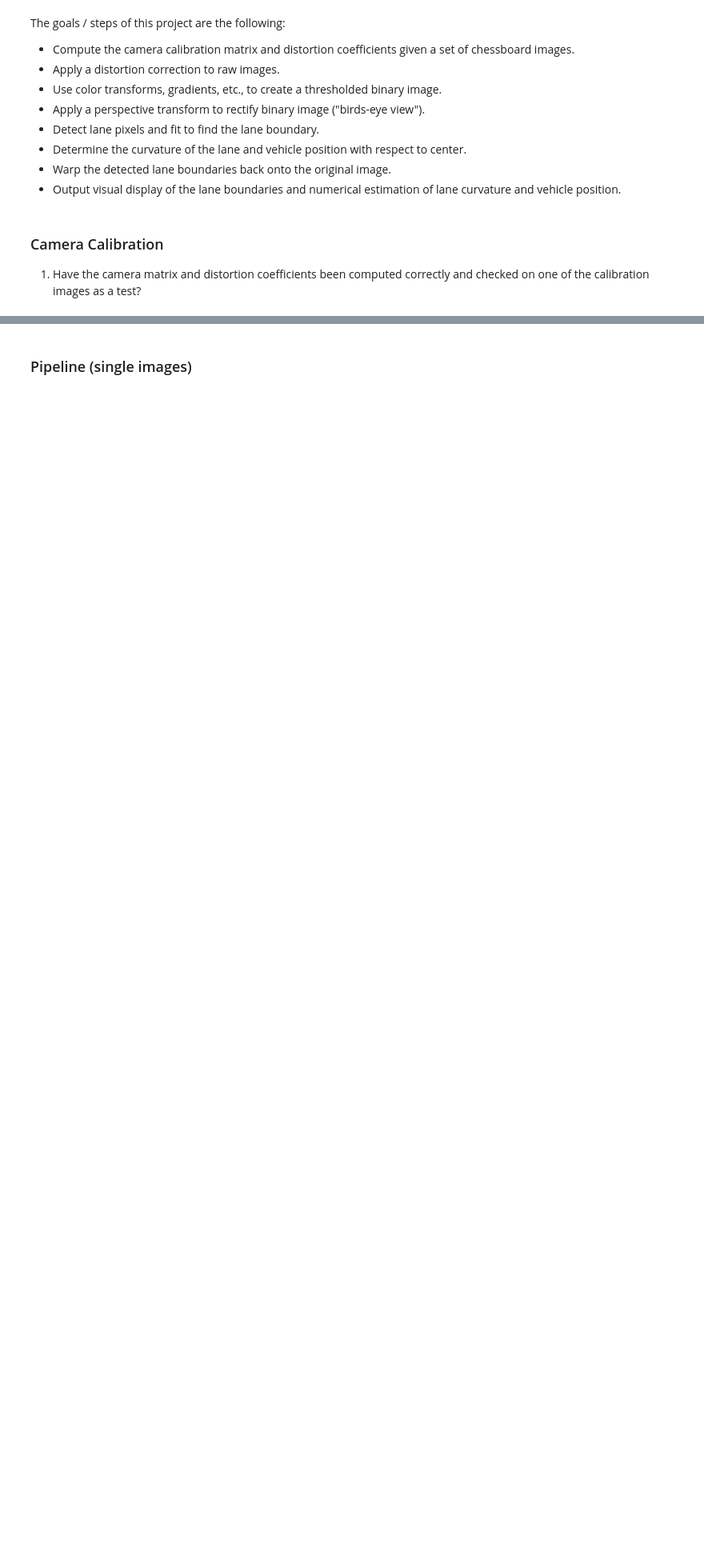
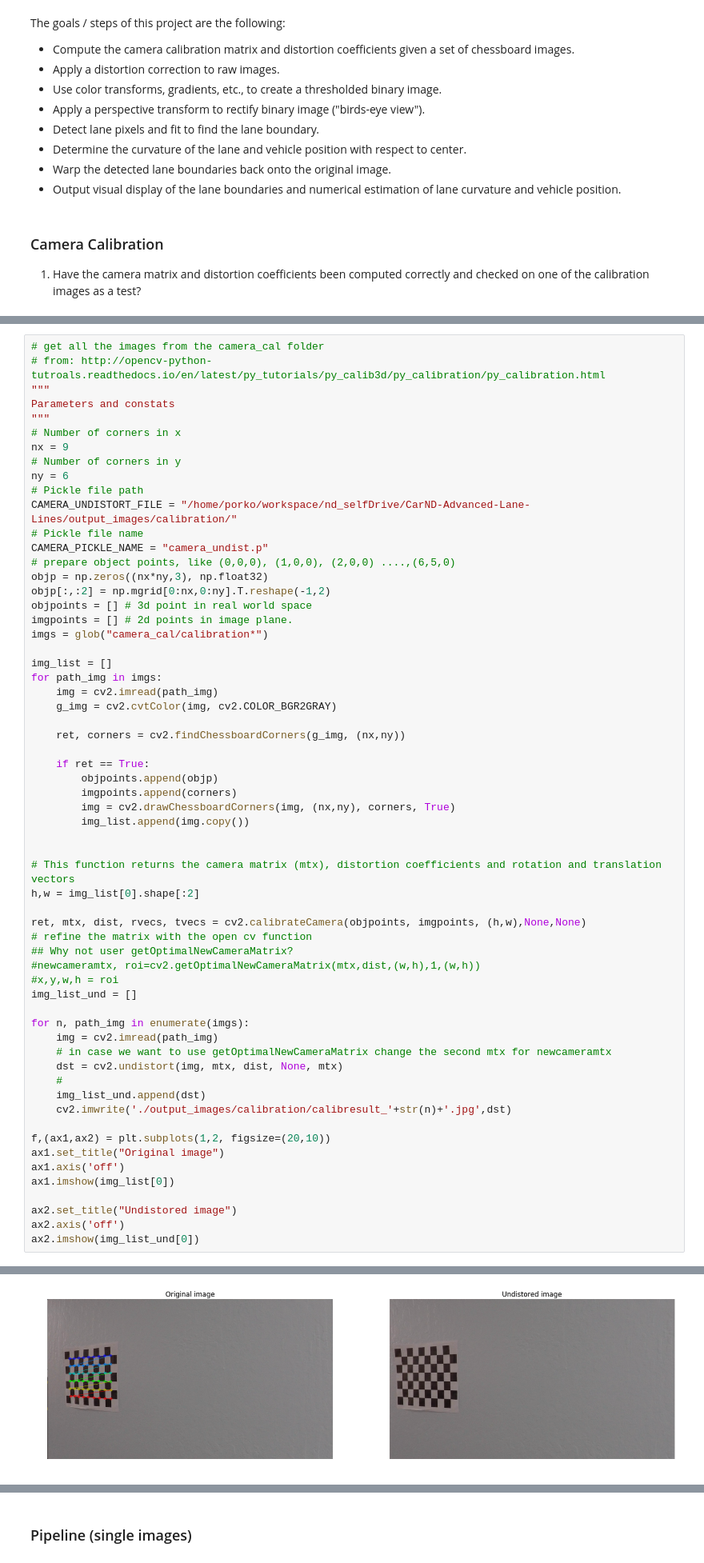
Before and after one commit to yhoazk/CarND-Advanced-Lane-Lines, a Jupyter notebook: Advanced_Lane_lines.ipynb, the cells around one changed output, grey strips where cells are left out. Shown at 80% size. Saved outputs shown, nothing was run; the diff lists cells and outputs as text; blank space fills up the shorter version.

Commit message:
Camera calibration step done

```diff
--- a/Advanced_Lane_lines.ipynb
+++ b/Advanced_Lane_lines.ipynb
@@ -28,0 +61,62 @@ import numpy as np
+# %%
+# get all the images from the camera_cal folder
+# from: http://opencv-python-tutroals.readthedocs.io/en/latest/py_tutorials/py_calib3d/py_calibration/py_calibration.html
+"""
+Parameters and constats
+"""
+# Number of corners in x
+nx = 9
+# Number of corners in y
+ny = 6
+# Pickle file path
+CAMERA_UNDISTORT_FILE = "/home/porko/workspace/nd_selfDrive/CarND-Advanced-Lane-Lines/output_images/calibration/"
+# Pickle file name
+CAMERA_PICKLE_NAME = "camera_undist.p"
+# prepare object points, like (0,0,0), (1,0,0), (2,0,0) ....,(6,5,0)
+objp = np.zeros((nx*ny,3), np.float32)
+objp[:,:2] = np.mgrid[0:nx,0:ny].T.reshape(-1,2)
+objpoints = [] # 3d point in real world space
+imgpoints = [] # 2d points in image plane.
+imgs = glob("camera_cal/calibration*")
+
+img_list = []
+for path_img in imgs:
+    img = cv2.imread(path_img)
+    g_img = cv2.cvtColor(img, cv2.COLOR_BGR2GRAY)
+
+    ret, corners = cv2.findChessboardCorners(g_img, (nx,ny))
+
+    if ret == True:
+        objpoints.append(objp)
+        imgpoints.append(corners)
+        img = cv2.drawChessboardCorners(img, (nx,ny), corners, True)
+        img_list.append(img.copy())
+
+
+# This function returns the camera matrix (mtx), distortion coefficients and rotation and translation vectors
+h,w = img_list[0].shape[:2]
+
+ret, mtx, dist, rvecs, tvecs = cv2.calibrateCamera(objpoints, imgpoints, (h,w),None,None)
+# refine the matrix with the open cv function
+## Why not user getOptimalNewCameraMatrix?
+#newcameramtx, roi=cv2.getOptimalNewCameraMatrix(mtx,dist,(w,h),1,(w,h))
+#x,y,w,h = roi
+img_list_und = []
+
+for n, path_img in enumerate(imgs):
+    img = cv2.imread(path_img)
+    # in case we want to use getOptimalNewCameraMatrix change the second mtx for newcameramtx
+    dst = cv2.undistort(img, mtx, dist, None, mtx)
+    #
+    img_list_und.append(dst)
+    cv2.imwrite('./output_images/calibration/calibresult_'+str(n)+'.jpg',dst)
+
+f,(ax1,ax2) = plt.subplots(1,2, figsize=(20,10))
+ax1.set_title("Original image")
+ax1.axis('off')
+ax1.imshow(img_list[0])
+
+ax2.set_title("Undistored image")
+ax2.axis('off')
+ax2.imshow(img_list_und[0])
+# %% [output]
@@ -28,0 +124 @@ import numpy as np
+[figure, added]
```
Also changed, not shown: parts of 8 cells of this notebook.
